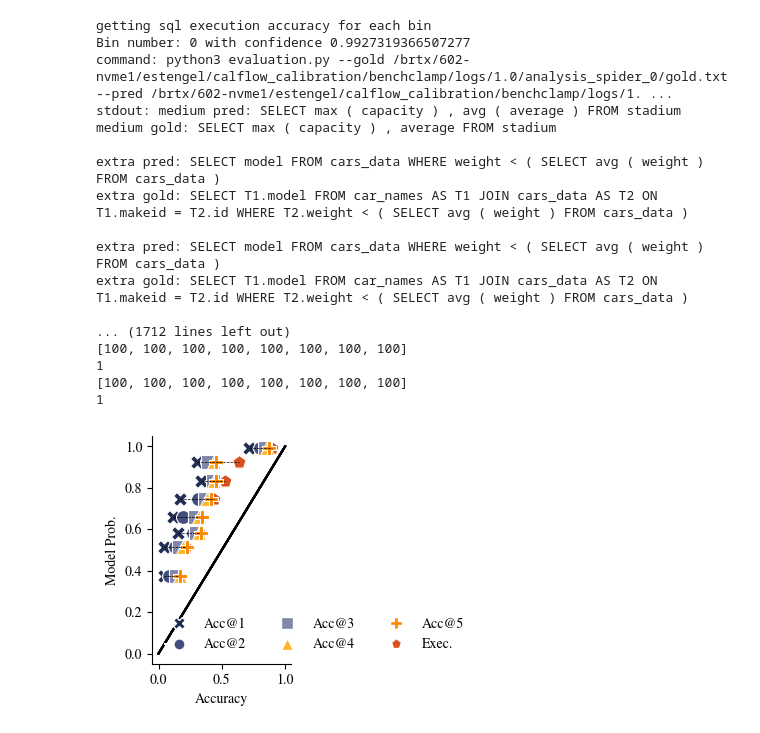
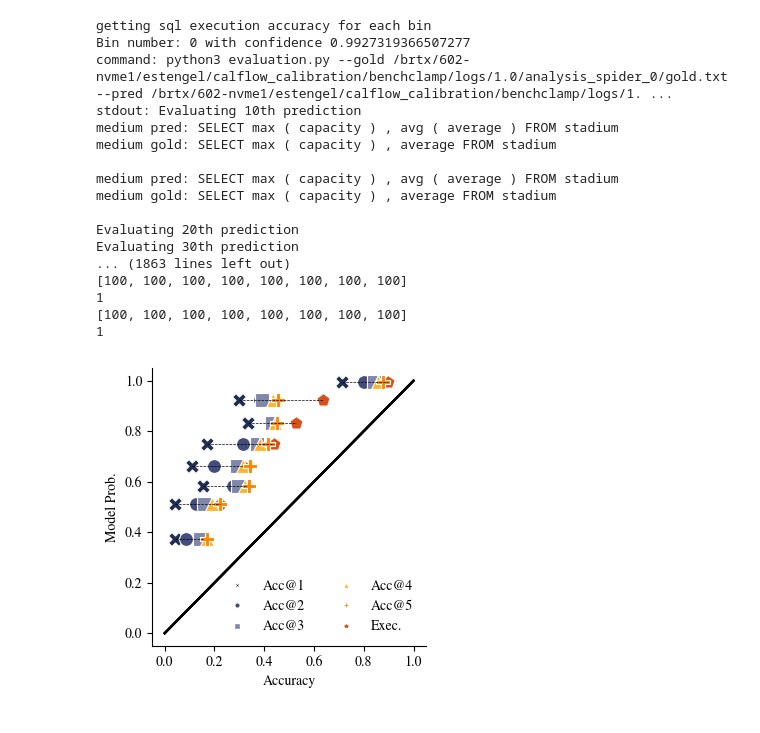
Before and after one commit to esteng/calibration_miso, a Jupyter notebook: analysis/calibration_sql_seq_plot.ipynb, the cells around one changed output. Saved outputs shown, nothing was run; the diff lists cells and outputs as text; code cells hidden in the pictures.

Commit message:
make plot prettier

```diff
--- a/analysis/calibration_sql_seq_plot.ipynb
+++ b/analysis/calibration_sql_seq_plot.ipynb
@@ -121,9 +121,9 @@ def horizontal_plot_at_k(min_probs, accs_at_k, path, bclamp_data, gold_path, n_b
     labels = ['Acc@1', 'Acc@2', 'Acc@3', 'Acc@4', 'Acc@5', 'Exec.']
     handles = []
     for m, c, l in zip(markers, colors, labels):
-        handles.append(Line2D([0], [0], marker=m, color='w', label=l, markerfacecolor=c, markersize=8))
+        handles.append(Line2D([0], [0], marker=m, color='w', label=l, markerfacecolor=c, markersize=4))
 
-    ax.legend(handles, labels, frameon=False, ncol=3)
+    ax.legend(handles, labels, frameon=False, ncol=2, fontsize=10)
 
 
     if title is not None:
@@ -140,42 +140,42 @@ def horizontal_plot_at_k(min_probs, accs_at_k, path, bclamp_data, gold_path, n_b
 #                 gold_path=spider_gold_path,
 #                 n_bins=10,
 #                 title="Acc@1",
 #                 binning_strategy='adaptive')
 
 # t5_at_k[1] = t5_exact_accs
 # for k in range(2, 6):
-fig, ax = plt.subplots(1,1, figsize=(3,3), sharex=True, sharey=True)
+fig, ax = plt.subplots(1,1, figsize=(3.5,3.5), sharex=True, sharey=True)
 horizontal_plot_at_k(t5_min_probs,
                 t5_at_k,
                 None,
                 bclamp_data=t5_data,
                 gold_path=spider_gold_path,
                 n_bins=10,
                 ax = ax,
                 # title=f"Acc@{k}",
                 binning_strategy='adaptive')
 
 plt.tight_layout()
 plt.savefig("/home/estengel/papers/calibration-parsing-2023/figures/exec_vs_em.pdf", bbox_inches="tight")
 # %% [output]
 getting sql execution accuracy for each bin
 Bin number: 0 with confidence 0.9927319366507277
 command: python3 evaluation.py --gold /brtx/602-nvme1/estengel/calflow_calibration/benchclamp/logs/1.0/analysis_spider_0/gold.txt --pred /brtx/602-nvme1/estengel/calflow_calibration/benchclamp/logs/1. ...
-stdout: medium pred: SELECT max ( capacity ) , avg ( average ) FROM stadium
+stdout: Evaluating 10th prediction
+medium pred: SELECT max ( capacity ) , avg ( average ) FROM stadium
 medium gold: SELECT max ( capacity ) , average FROM stadium
 
-extra pred: SELECT model FROM cars_data WHERE weight < ( SELECT avg ( weight ) FROM cars_data )
-extra gold: SELECT T1.model FROM car_names AS T1 JOIN cars_data AS T2 ON T1.makeid = T2.id WHERE T2.weight < ( SELECT avg ( weight ) FROM cars_data )
+medium pred: SELECT max ( capacity ) , avg ( average ) FROM stadium
+medium gold: SELECT max ( capacity ) , average FROM stadium
 
-extra pred: SELECT model FROM cars_data WHERE weight < ( SELECT avg ( weight ) FROM cars_data )
-extra gold: SELECT T1.model FROM car_names AS T1 JOIN cars_data AS T2 ON T1.makeid = T2.id WHERE T2.weight < ( SELECT avg ( weight ) FROM cars_data )
-
-... (1712 lines left out)
+Evaluating 20th prediction
+Evaluating 30th prediction
+... (1863 lines left out)
 [100, 100, 100, 100, 100, 100, 100, 100]
 1
 [100, 100, 100, 100, 100, 100, 100, 100]
 1
-[figure, old version]
+[figure, new version]
 # %%
 exact_bart_values, exact_bart_bins, exact_bart_bin_number = single_plot(bart_min_probs,
                                                           bart_exact_accs,
```
Also changed, not shown: parts of 1 cell of this notebook.
